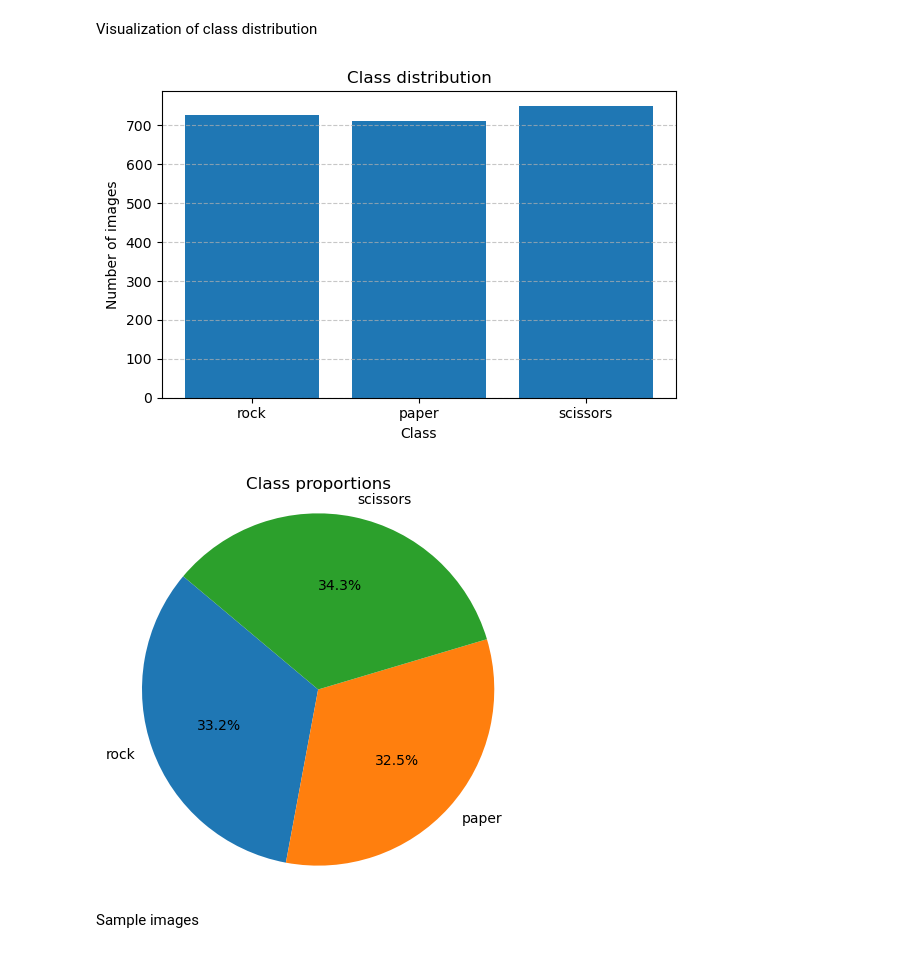
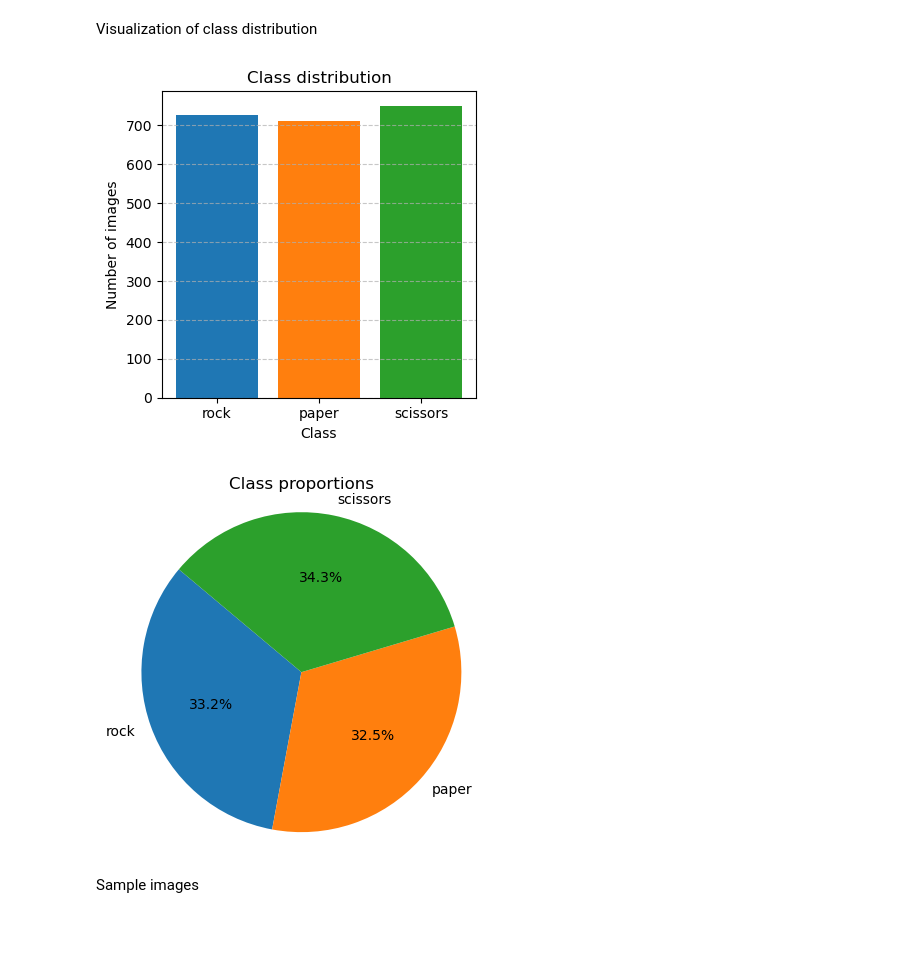
Before and after one commit to gretazehnder/cnn-rock-paper-scissors, a Jupyter notebook: data_exploration.ipynb, the cells around one changed output. Cells and saved outputs as stored; diff of their text form; code cells hidden in the pictures.

```diff
--- a/data_exploration.ipynb
+++ b/data_exploration.ipynb
@@ -44,37 +40,47 @@ scissors: 750
 # %% [markdown]
 Visualization of class distribution
 # %%
+FIGSIZE = (4, 4)
+TITLE_FONTSIZE = 12
+LABEL_FONTSIZE = 10
 
-#bar chart
-import matplotlib.pyplot as plt
+colors = ["tab:blue", "tab:orange", "tab:green"]
 
+# use explicit and consistent class order
 labels = CLASSES
 values = [img_counts[cls] for cls in labels]
 
-plt.figure(figsize=(6, 4))
-plt.bar(labels, values)
-plt.title("Class distribution")
-plt.xlabel("Class")
-plt.ylabel("Number of images")
+# bar chart
+plt.figure(figsize=FIGSIZE)
+
+plt.bar(labels, values, color=colors)
+plt.title("Class distribution", fontsize=TITLE_FONTSIZE)
+plt.xlabel("Class", fontsize=LABEL_FONTSIZE)
+plt.ylabel("Number of images", fontsize=LABEL_FONTSIZE)
+
 plt.grid(axis="y", linestyle="--", alpha=0.7)
 plt.tight_layout()
 plt.show()
 
+# pie chart
+plt.figure(figsize=FIGSIZE)
 
-#pie chart
-plt.figure(figsize=(5, 5))
 plt.pie(
     values,
     labels=labels,
+    colors=colors,
     autopct="%1.1f%%",
-    startangle=140
+    startangle=140,
+    textprops={"fontsize": LABEL_FONTSIZE}
 )
-plt.title("Class proportions")
+
+plt.title("Class proportions", fontsize=TITLE_FONTSIZE)
 plt.axis("equal")
+plt.tight_layout()
 plt.show()
 # %% [output]
-[figure, old version]
+[figure, new version]
-[figure, old version]
+[figure, new version]
 # %% [markdown]
 Sample images
 # %%
```
Also changed, not shown: parts of 2 cells of this notebook, 33 other files.
